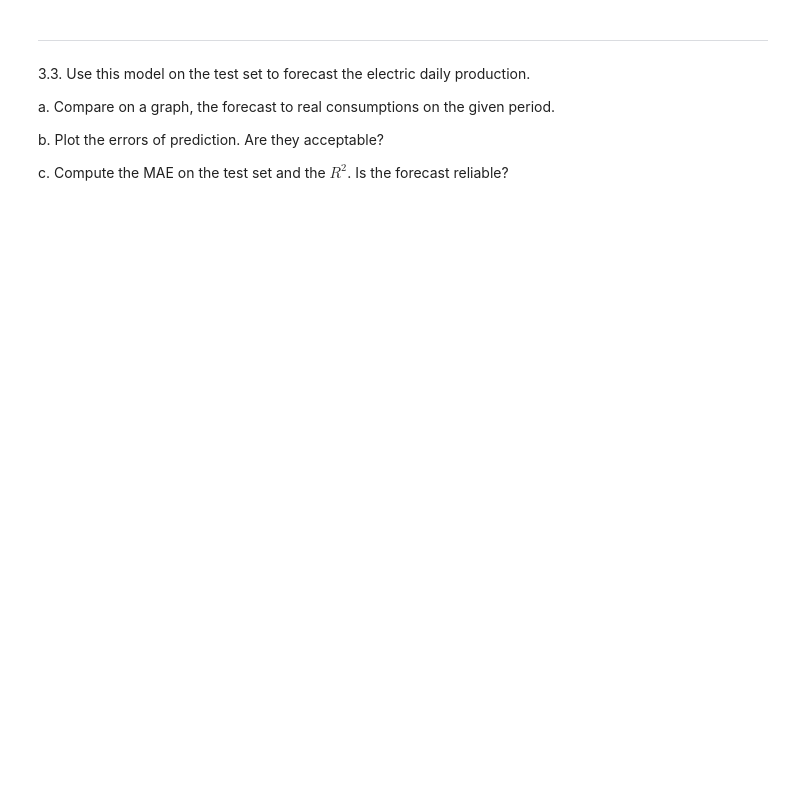
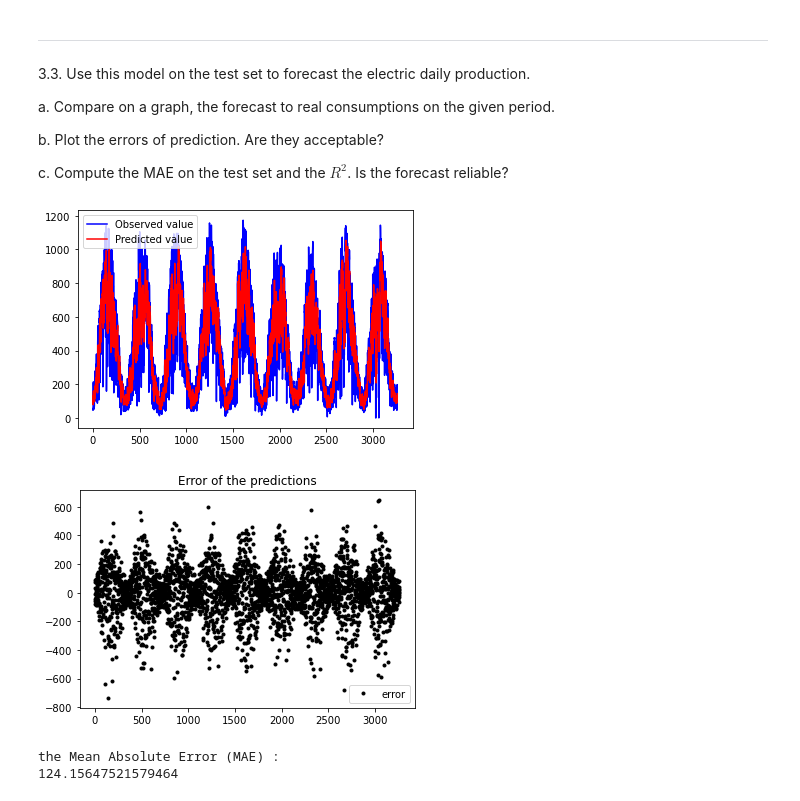
Before and after one commit to Mathis003/LEPL1109-Hackathons, a Jupyter notebook: Hackathon1.ipynb, the cells around one changed output. Drawn from its saved outputs; the diff is of its cells as text; code cells hidden in the pictures; blank space fills up the shorter version.

```diff
--- a/Hackathon1.ipynb
+++ b/Hackathon1.ipynb
@@ -653,0 +450,31 @@ c. Compute the MAE on the test set and the $R^2$. Is the forecast reliable?
+# %%
+X_vs = np.zeros((C_caen_vs.size - 10, 10))
+Y = C_caen_vs[10:]
+for i in range(C_caen_vs.size - 10) :
+    for j in range(10) :
+        X_vs[i][j] = C_caen_vs[i + 9 - j]
+
+y_p_vs = result.predict(X_vs)
+d = np.arange(Y.size)
+plt.figure()
+plt.plot(d, Y, '-b', label="Observed value")
+plt.plot(d, y_p_vs, '-r', label="Predicted value")
+plt.legend()
+
+plt.figure()
+plt.title("Error of the predictions")
+plt.plot(d, Y - y_p_vs, '.k', label="error")
+plt.legend()
+
+
+
+plt.show()
+
+MAE = np.mean(np.abs(y_p_vs - Y))
+print("\nthe Mean Absolute Error (MAE) :")
+print(MAE)
+# %% [output]
+[figure, added]
+[figure, added]
+the Mean Absolute Error (MAE) :
+124.15647521579464
```
Also changed, not shown: parts of 19 cells of this notebook.
